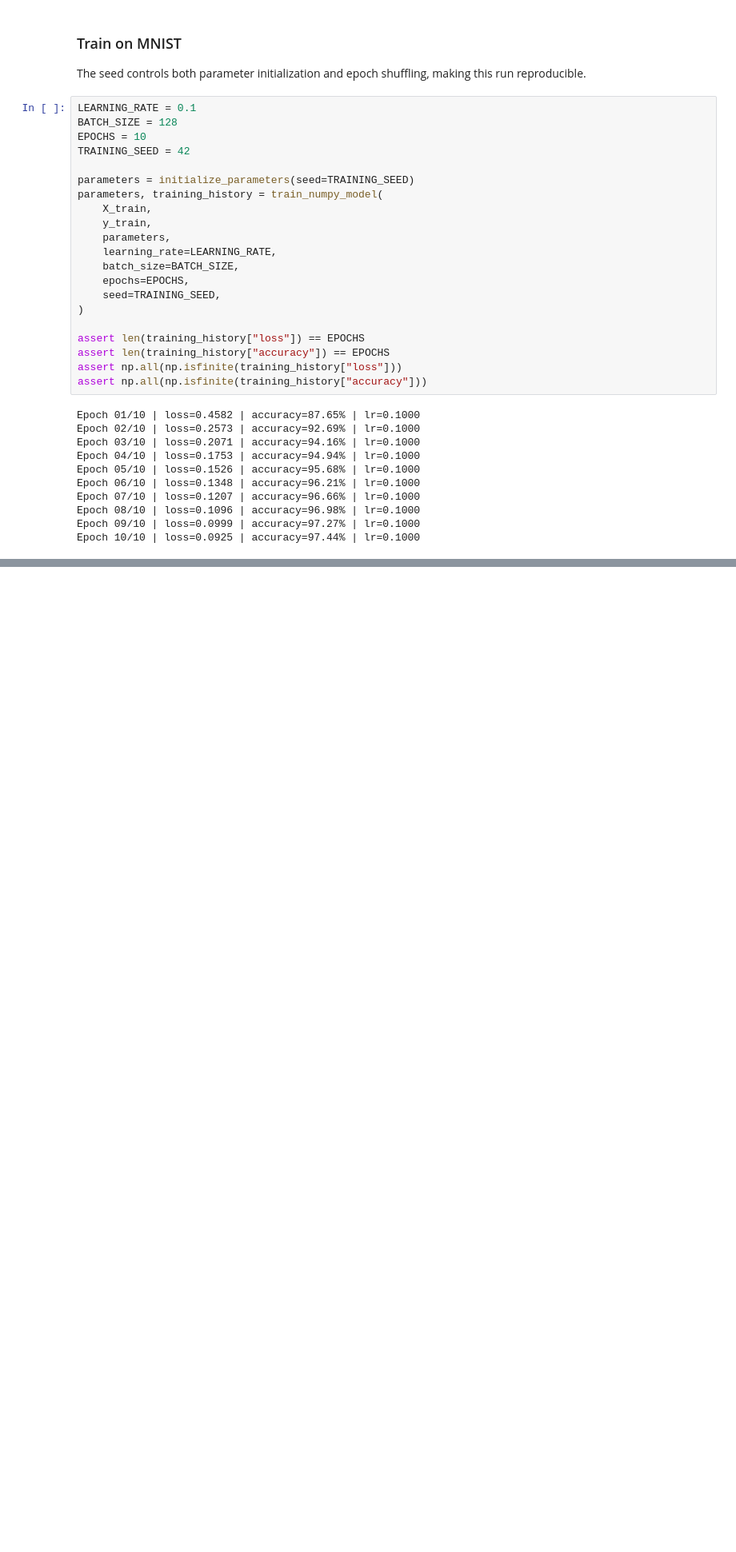
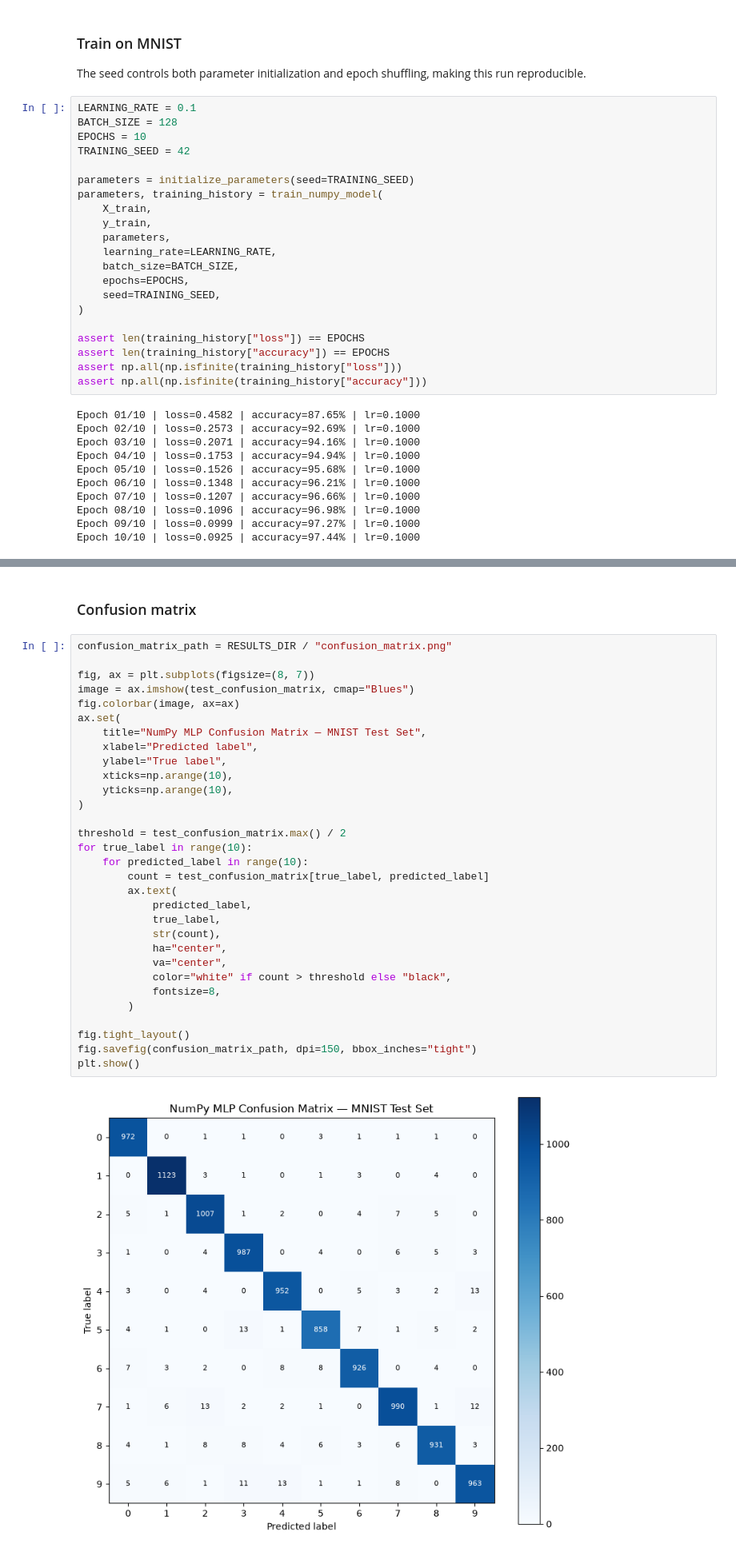
Before and after one commit to VietHoan225/mnist-from-scratch, a Jupyter notebook: notebooks/mnist_from_scratch.ipynb, the cells around one changed output, grey strips where cells are left out. Shown at 80% size. Cells and saved outputs as stored; diff of their text form; blank space fills up the shorter version.

Commit message:
evaluate NumPy MNIST model

```diff
--- a/notebooks/mnist_from_scratch.ipynb
+++ b/notebooks/mnist_from_scratch.ipynb
@@ -391,0 +465,35 @@ Epoch 10/10 | loss=0.0925 | accuracy=97.44% | lr=0.1000
+# %% [markdown]
+### Confusion matrix
+# %%
+confusion_matrix_path = RESULTS_DIR / "confusion_matrix.png"
+
+fig, ax = plt.subplots(figsize=(8, 7))
+image = ax.imshow(test_confusion_matrix, cmap="Blues")
+fig.colorbar(image, ax=ax)
+ax.set(
+    title="NumPy MLP Confusion Matrix — MNIST Test Set",
+    xlabel="Predicted label",
+    ylabel="True label",
+    xticks=np.arange(10),
+    yticks=np.arange(10),
+)
+
+threshold = test_confusion_matrix.max() / 2
+for true_label in range(10):
+    for predicted_label in range(10):
+        count = test_confusion_matrix[true_label, predicted_label]
+        ax.text(
+            predicted_label,
+            true_label,
+            str(count),
+            ha="center",
+            va="center",
+            color="white" if count > threshold else "black",
+            fontsize=8,
+        )
+
+fig.tight_layout()
+fig.savefig(confusion_matrix_path, dpi=150, bbox_inches="tight")
+plt.show()
+# %% [output]
+[figure, added]
```
Also changed, not shown: parts of 7 cells of this notebook, 1 other file.
